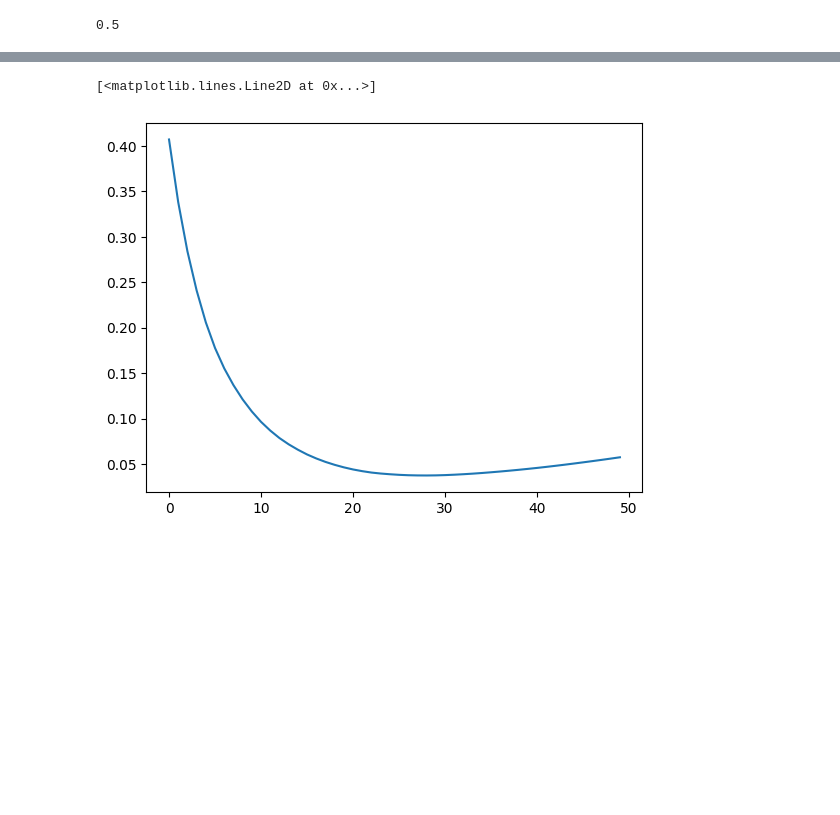
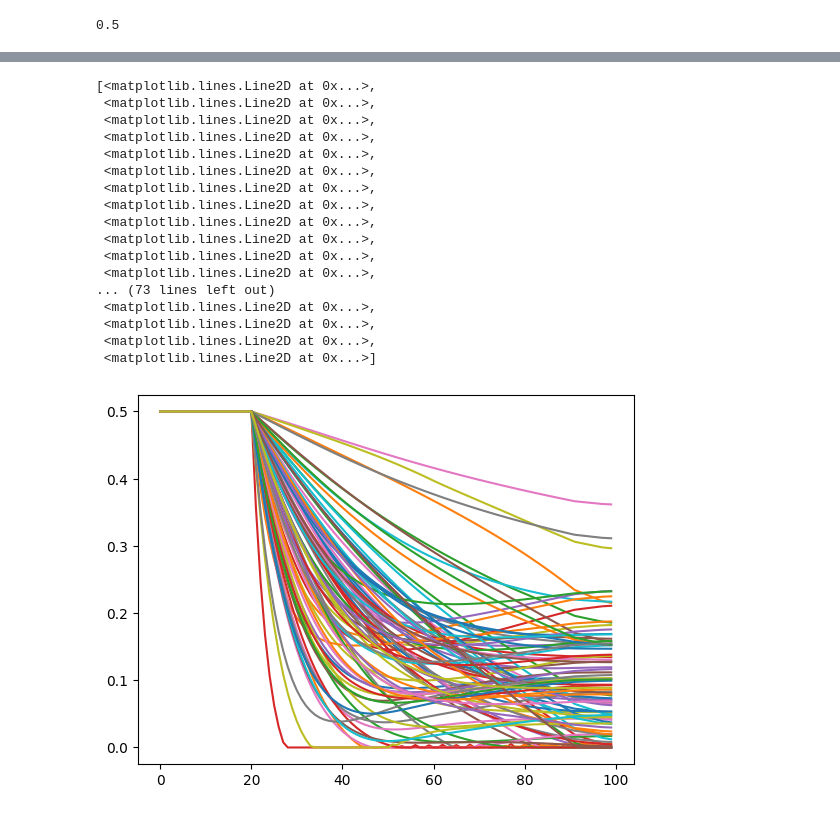
Before and after one commit to pagand/AITutor_SeqModeling, a Jupyter notebook: KnowledgeTracking/BKT_sgd3.ipynb, the cells around one changed output, grey strips where cells are left out. Cells and saved outputs as stored; diff of their text form; code cells hidden in the pictures; blank space fills up the shorter version.

Commit message:
fix user and skill copy dict

```diff
--- a/KnowledgeTracking/BKT_sgd3.ipynb
+++ b/KnowledgeTracking/BKT_sgd3.ipynb
@@ -39,0 +52,4 @@ df.head()
+# %%
+# get rid of entries where username is not in the valid_ids
+df = df[df["username"].isin(valid_ids)]
+len(df["username"].unique())
@@ -58,7 +76,7 @@ skills = pickle.load(open("data/Skill_hirereachy.pkl", "rb"))
 # %%
 # version 2: seperate user-specific and skill specific parameters
 def initialize_params(skills, user_ids):
-    user_params = {}
+    user_params = defaultdict(dict)
     skill_params = {}
     for skill in skills.keys():
         skill_params[skill] = {
@@ -70,7 +88,13 @@ def initialize_params(skills, user_ids):
         for user_id in user_ids:
             # assume all users have the same initial skill level
             # add prior knowledge here if exists
-            user_params[user_id] = skill_params.copy()
+            for skill in skills.keys():
+                user_params[user_id][skill] =  {
+                    "P(L)": skills[skill][-1][0],
+                    "P(T)": skills[skill][-1][1],
+                    "P(G)": skills[skill][-1][1],
+                    "P(S)": skills[skill][-1][3]
+                }
             user_params[user_id]['weight'] = 0.5
     return skill_params, user_params
 # %%
@@ -297,11 +331,18 @@ def maximization_step(skill_params, user_params, skill_grads, user_grads, weight
 def run_em_with_sgd(interaction_log, skills, max_iter, learning_rate, reg_lambda):
     skill_params, user_params = initialize_params(skills, interaction_log["username"].unique())
     log =defaultdict(list)
+    pt = 0
 
     for i in range(max_iter):
         log["iteration"].append(i)
         skill_grads, user_grads, weight_grads, likelihood, loss, out_e = expectation_step(interaction_log, skill_params, user_params)
-        skill_params, user_params, out_m = maximization_step(skill_params, user_params, skill_grads, user_grads, weight_grads,learning_rate=learning_rate, reg_lambda = reg_lambda)
+        # decrease the learning rate to half after every 40 iterations
+        pt += 1
+        if i>10 and pt>5 and loss > log["loss"][-1]:
+            pt = 0
+            learning_rate /= 2
+            print(f"Learning rate halved")
+        skill_params, user_params, out_m = maximization_step(skill_params, user_params, skill_grads, user_grads, weight_grads,learning_rate=learning_rate, reg_lambda = reg_lambda, iteration=i)
         log["weight_avg"].append(np.average(out_m["weight"]))
         log["weight"].append(np.array(out_m["weight"]))
         log["P_L"].append(out_m["P_L"])
@@ -318,7 +359,7 @@ def run_em_with_sgd(interaction_log, skills, max_iter, learning_rate, reg_lambda
     return skill_params, user_params, log
 # %%
 # Run the EM Algorithm
-skill_params, user_params, log = run_em_with_sgd(df.iloc[:], skills, max_iter=80, learning_rate=1e-3, reg_lambda=0.01 )
+skill_params, user_params, log = run_em_with_sgd(df.iloc[:], skills, max_iter=100, learning_rate=5e-3, reg_lambda=0.1 )
 
 # plot average of weights for each epoch
 plt.plot(log["iteration"], log["weight_avg"])
@@ -355,8 +396,24 @@ Iteration 56, Log-likelihood: 28223.771461490276, Loss: 1302.9773150874935
 # %%
-plt.plot(log["iteration"], log["weight_avg"])
+plt.plot(log["iteration"], log["weight"])
 # %% [output]
-[<matplotlib.lines.Line2D at 0x...>]
+[<matplotlib.lines.Line2D at 0x...>,
+ <matplotlib.lines.Line2D at 0x...>,
+ <matplotlib.lines.Line2D at 0x...>,
+ <matplotlib.lines.Line2D at 0x...>,
+ <matplotlib.lines.Line2D at 0x...>,
+ <matplotlib.lines.Line2D at 0x...>,
+ <matplotlib.lines.Line2D at 0x...>,
+ <matplotlib.lines.Line2D at 0x...>,
+ <matplotlib.lines.Line2D at 0x...>,
+ <matplotlib.lines.Line2D at 0x...>,
+ <matplotlib.lines.Line2D at 0x...>,
+ <matplotlib.lines.Line2D at 0x...>,
+... (73 lines left out)
+ <matplotlib.lines.Line2D at 0x...>,
+ <matplotlib.lines.Line2D at 0x...>,
+ <matplotlib.lines.Line2D at 0x...>,
+ <matplotlib.lines.Line2D at 0x...>]
-[figure, old version]
+[figure, new version]
 # %%
 # create heatmap for the first 3 users and compare with skill parameters
 for user_id in df["username"].unique()[:3]:
```
Also changed, not shown: parts of 12 cells of this notebook, 1 other file.
